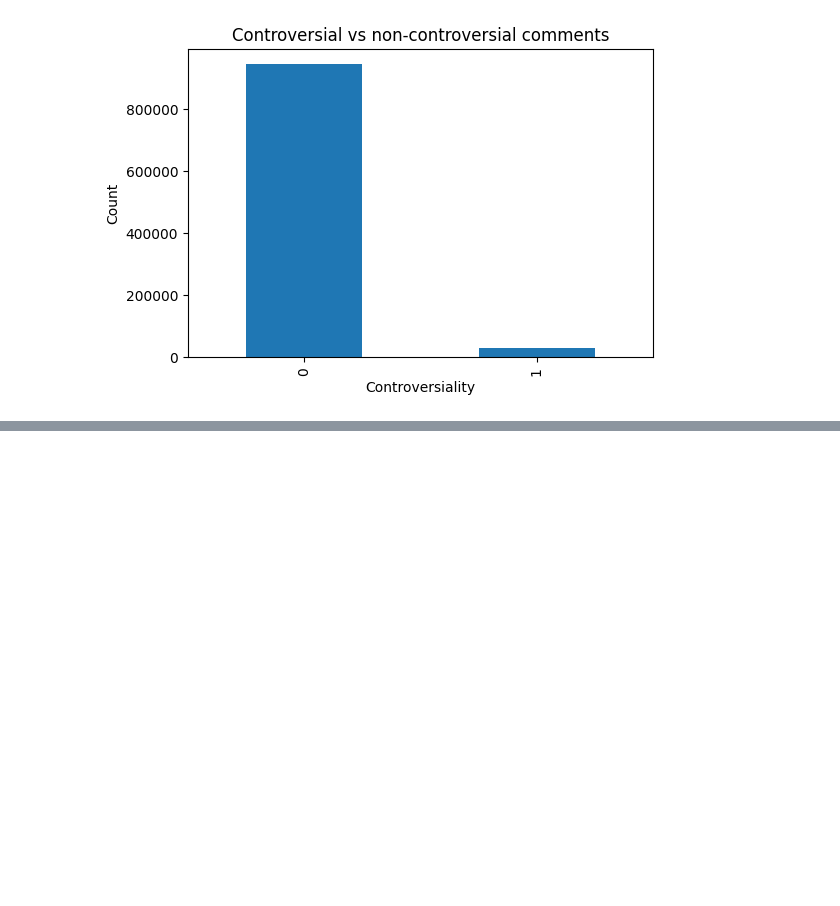
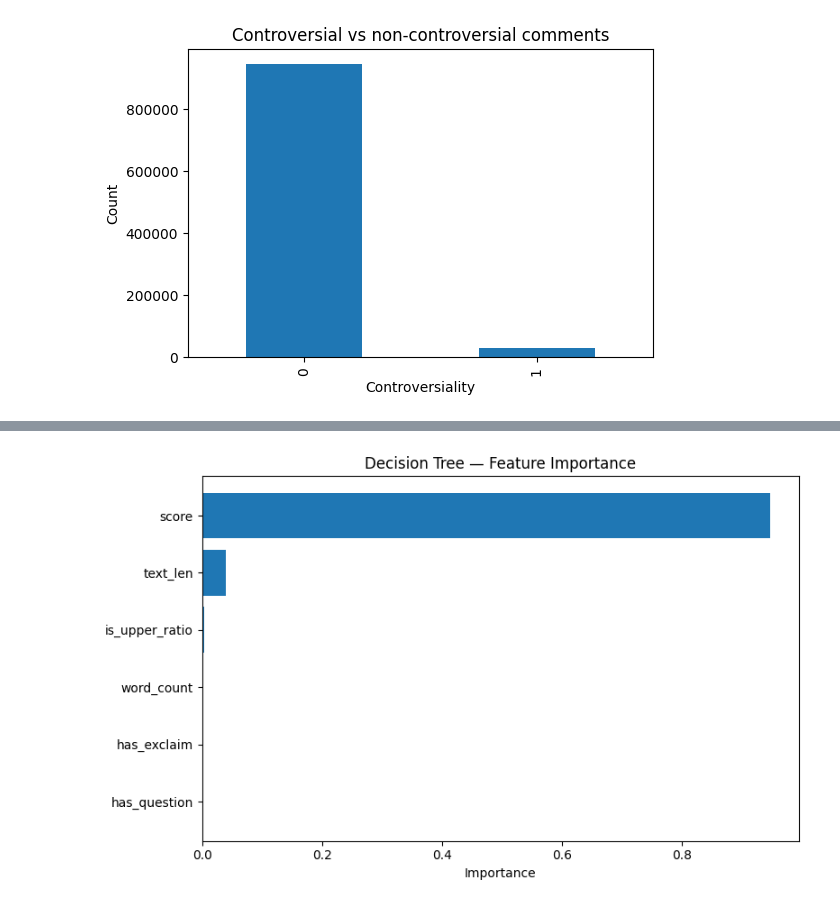
Before and after one commit to mayuri-um/riri-gpt, a Jupyter notebook: dataset.ipynb, the cells around one changed output, grey strips where cells are left out. Cells and saved outputs as stored; diff of their text form; code cells hidden in the pictures; blank space fills up the shorter version.

```diff
--- a/dataset.ipynb
+++ b/dataset.ipynb
@@ -207,3 +207,18 @@ controversiality
 1     29552
 Name: count, dtype: int64
 [figure]
+# %%
+import pandas as pd
+import numpy as np
+
+# Basic features from what we already have
+df['text_len'] = df['body'].str.len()
+df['word_count'] = df['body'].str.split().str.len()
+df['has_question'] = df['body'].str.contains(r'\?', regex=True, na=False).astype(int)
+df['has_exclaim'] = df['body'].str.contains(r'!', regex=True, na=False).astype(int)
+df['is_upper_ratio'] = df['body'].str.count(r'[A-Z]') / df['text_len'].replace(0, 1)
+
+# Drop rows with missing target or body
+df_model = df.dropna(subset=['controversiality', 'body']).copy()
+print(df_model.shape)
+print(df_model['controversiality'].value_counts())
@@ -209,0 +322,15 @@ Name: count, dtype: int64
+# %%
+# 2. Feature importance from Decision Tree
+tree_importance = pd.DataFrame({
+    'feature': feature_cols,
+    'importance': tree.feature_importances_
+}).sort_values('importance')
+
+plt.figure(figsize=(8, 5))
+plt.barh(tree_importance['feature'], tree_importance['importance'])
+plt.xlabel('Importance')
+plt.title('Decision Tree — Feature Importance')
+plt.tight_layout()
+plt.show()
+# %% [output]
+[figure, added]
```
Also changed, not shown: parts of 12 cells of this notebook.
